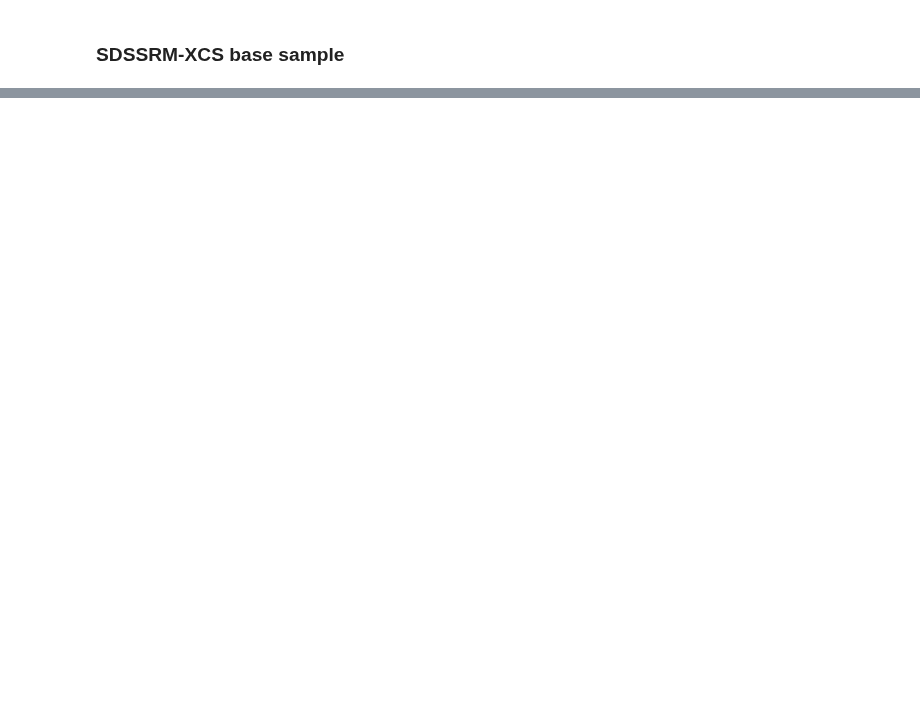
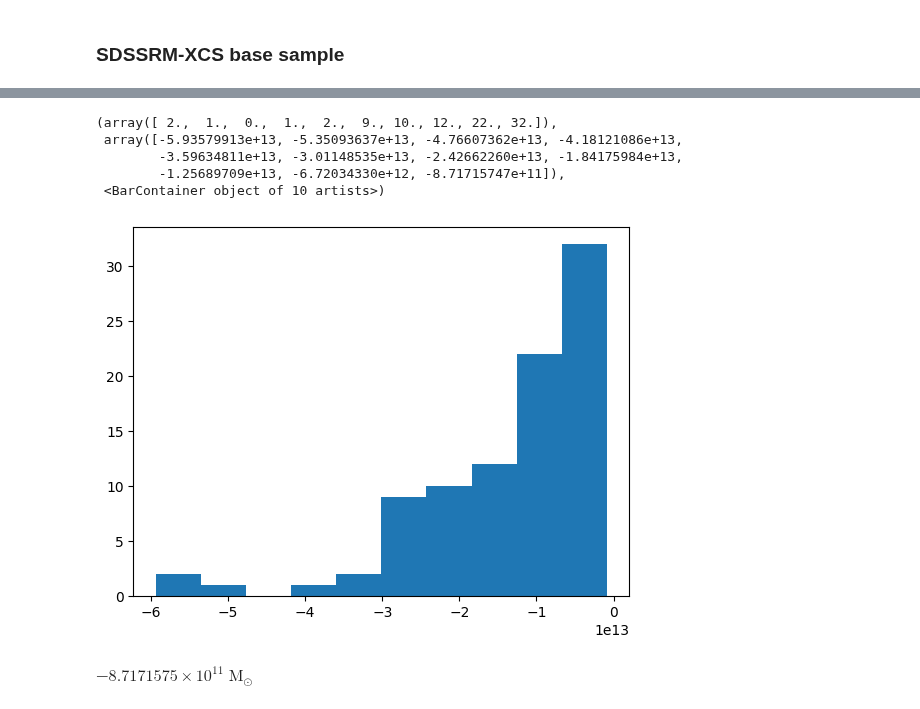
Before and after one commit to DavidT3/XCS-Mass-II-Analysis, a Jupyter notebook: notebooks/exploring_scatter/gasmass-Lx_as_scatter_diagnostic.ipynb, the cells around one changed output, grey strips where cells are left out. Drawn from its saved outputs; the diff is of its cells as text; code cells hidden in the pictures; blank space fills up the shorter version.

```diff
--- a/notebooks/exploring_scatter/gasmass-Lx_as_scatter_diagnostic.ipynb
+++ b/notebooks/exploring_scatter/gasmass-Lx_as_scatter_diagnostic.ipynb
@@ -45,0 +197,26 @@ sdssxcs_base.head(6)
+# %%
+# As the relation is not guaranteed to contain all the data points in the same file, nor to necessarily be in the same order, we
+#  use this search-sorted trick to get the indices in the base sample that correspond to the names given to each datapoint when
+#  the scaling relation was constructed
+sort_rel_names = np.argsort(sdssxcs_samp['name'].values)
+pnt_samp_ind = sort_rel_names[np.searchsorted(sdssxcs_samp['name'].values, mgas2500_lxbol_2500.point_names, sorter=sort_rel_names)]
+
+# Reads out gas masses in two apertures, in the right order!
+z = sdssxcs_samp.loc[pnt_samp_ind, 'z'].values
+mgas2500 = Quantity(sdssxcs_samp.loc[pnt_samp_ind, 'Mg2500_wraderr'].values*1e+14, 'Msun')
+
+pred_gas = mgas2500_lxbol_2500.predict(mgas2500_lxbol_2500.x_data[:, 0], x_errors=mgas2500_lxbol_2500.x_data[:, 1],
+                                       redshift=z, cosmo=xcs_cosmo)
+# %%
+plt.hist(pred_gas[:, 0] - mgas2500)
+# %% [output]
+(array([ 2.,  1.,  0.,  1.,  2.,  9., 10., 12., 22., 32.]),
+ array([-5.93579913e+13, -5.35093637e+13, -4.76607362e+13, -4.18121086e+13,
+        -3.59634811e+13, -3.01148535e+13, -2.42662260e+13, -1.84175984e+13,
+        -1.25689709e+13, -6.72034330e+12, -8.71715747e+11]),
+ <BarContainer object of 10 artists>)
+[figure, added]
+# %%
+(pred_gas[:, 0] - mgas2500).max()
+# %% [output]
+$-8.7171575 \times 10^{11} \; \mathrm{M_{\odot}}$
```
Also changed, not shown: parts of 31 cells of this notebook.
